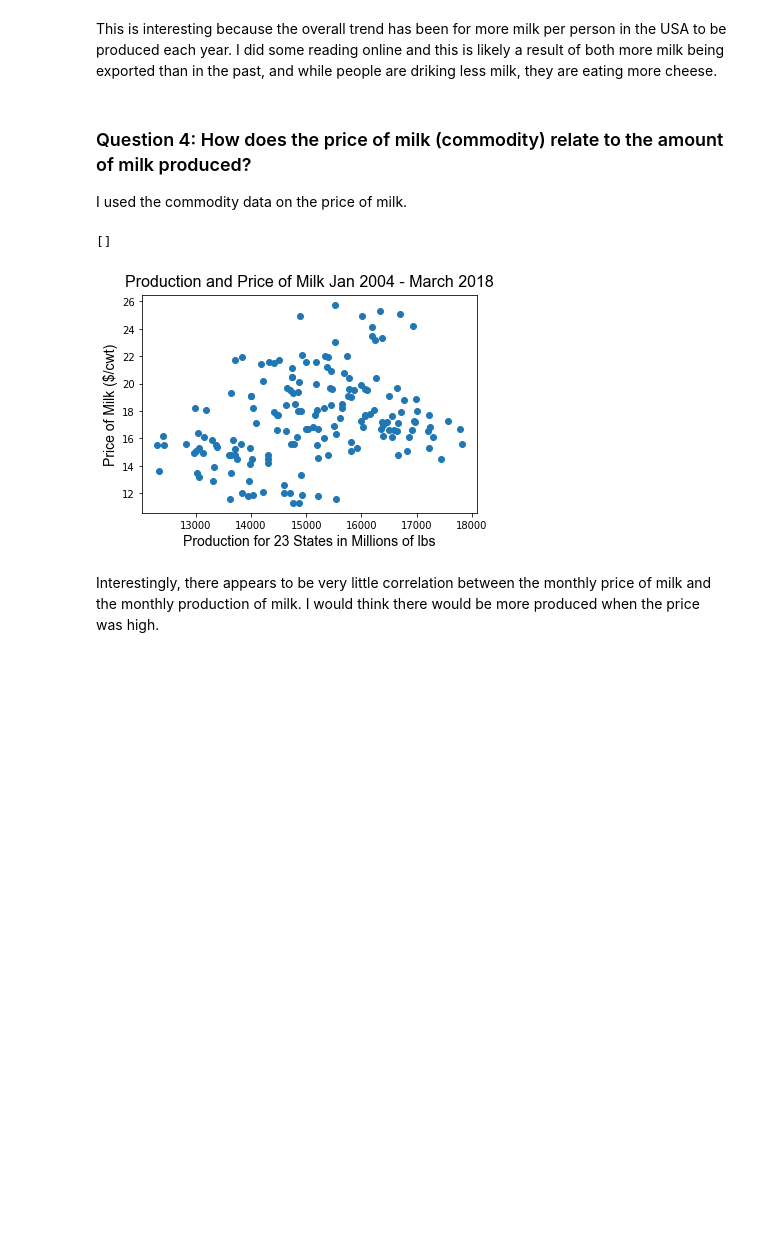
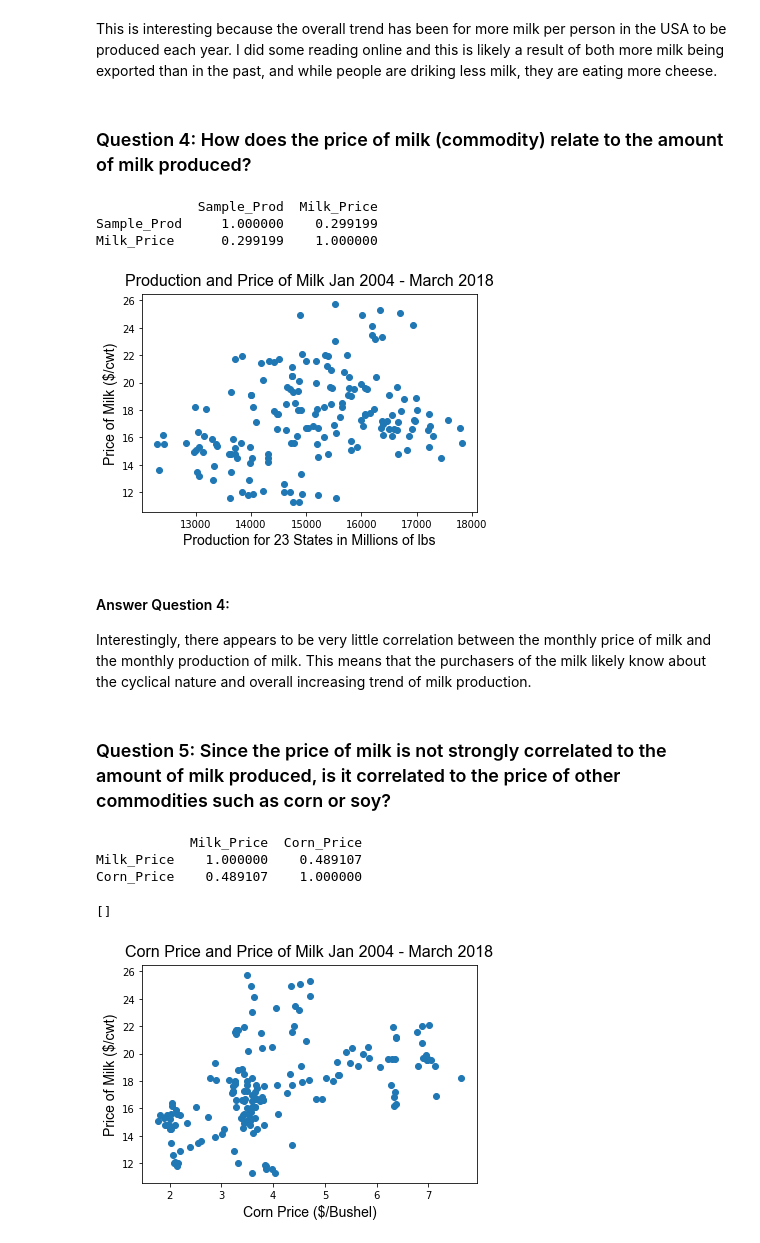
Before and after one commit to cbevis/Thinkful_U4_Milk_Prices, a Jupyter notebook: U4_Capstone_2.ipynb, the cells around one changed output. Saved outputs shown, nothing was run; the diff lists cells and outputs as text; code cells hidden in the pictures; blank space fills up the shorter version.

```diff
--- a/U4_Capstone_2.ipynb
+++ b/U4_Capstone_2.ipynb
@@ -510,7 +515,6 @@ plt.show()
 This is interesting because the overall trend has been for more milk per person in the USA to be produced each year. I did some reading online and this is likely a result of both more milk being exported than in the past, and while people are driking less milk, they are eating more cheese.
 # %% [markdown]
 ### Question 4: How does the price of milk (commodity) relate to the amount of milk produced?
-I used the commodity data on the price of milk.
 # %%
 # Looking at correlation between price and production amount
 # Jan 2004 - March 2018
@@ -519,8 +523,30 @@ plt.title('Production and Price of Milk Jan 2004 - March 2018', **title_font)
 plt.xlabel('Production for 23 States in Millions of lbs', **axis_font)
 plt.ylabel('Price of Milk ($/cwt)', **axis_font)
 plt.plot()
+
+print(dairy_23[['Sample_Prod', 'Milk_Price']].corr())
 # %% [output]
-[]
+             Sample_Prod  Milk_Price
+Sample_Prod     1.000000    0.299199
+Milk_Price      0.299199    1.000000
 [figure]
 # %% [markdown]
-Interestingly, there appears to be very little correlation between the monthly price of milk and the monthly production of milk. I would think there would be more produced when the price was high.
+#### Answer Question 4:
+Interestingly, there appears to be very little correlation between the monthly price of milk and the monthly production of milk. This means that the purchasers of the milk likely know about the cyclical nature and overall increasing trend of milk production.
+# %% [markdown]
+### Question 5: Since the price of milk is not strongly correlated to the amount of milk produced, is it correlated to the price of other commodities such as corn or soy?
+# %%
+print(dairy_23[['Milk_Price', 'Corn_Price']].corr())
+# Looking at correlation between price and production amount
+# Jan 2004 - March 2018
+plt.scatter(dairy_23['Corn_Price'], dairy_23['Milk_Price'])
+plt.title('Corn Price and Price of Milk Jan 2004 - March 2018', **title_font)
+plt.xlabel('Corn Price ($/Bushel)', **axis_font)
+plt.ylabel('Price of Milk ($/cwt)', **axis_font)
+plt.plot()
+# %% [output]
+            Milk_Price  Corn_Price
+Milk_Price    1.000000    0.489107
+Corn_Price    0.489107    1.000000
+[]
+[figure, added]
```
Also changed, not shown: parts of 30 cells of this notebook.
